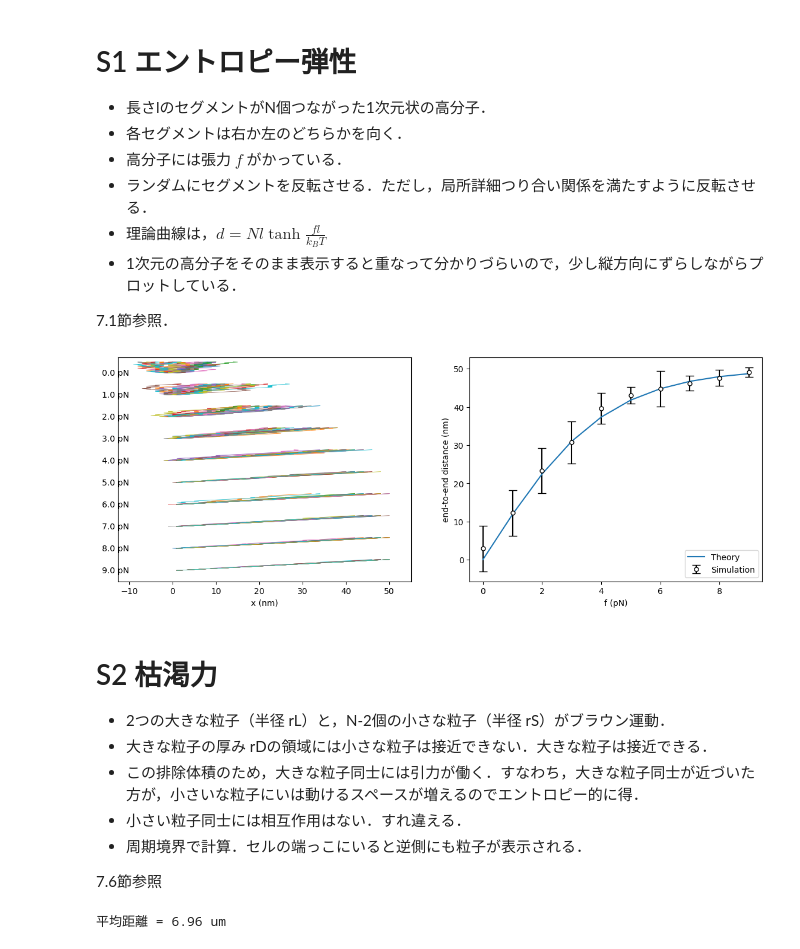
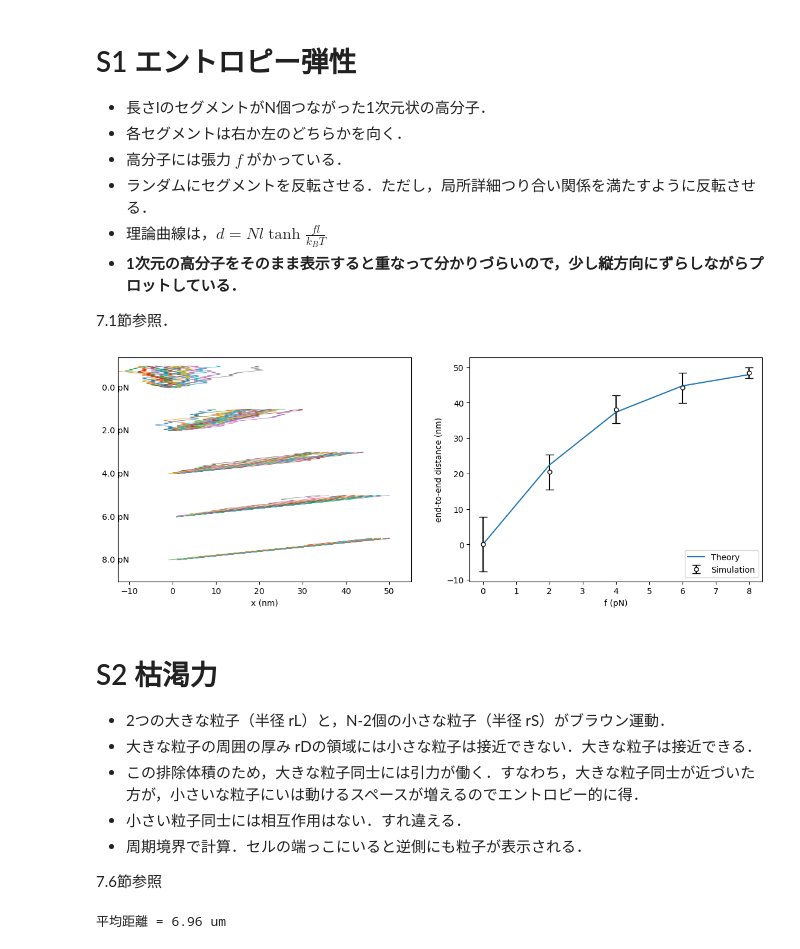
Before and after one commit to stoyabe/biophys, a Jupyter notebook: S_structure.ipynb, the cells around one changed output. Drawn from its saved outputs; the diff is of its cells as text; code cells hidden in the pictures.

```diff
--- a/S_structure.ipynb
+++ b/S_structure.ipynb
@@ -6,7 +6,7 @@
 - 高分子には張力 $f$ がかっている．
 - ランダムにセグメントを反転させる．ただし，局所詳細つり合い関係を満たすように反転させる．
 - 理論曲線は，$d = Nl \tanh\frac{fl}{k_BT}$
-- 1次元の高分子をそのまま表示すると重なって分かりづらいので，少し縦方向にずらしながらプロットしている．
+- **1次元の高分子をそのまま表示すると重なって分かりづらいので，少し縦方向にずらしながらプロットしている．**
 
 7.1節参照．
 # %%
@@ -37,8 +37,8 @@ stepN = 10000 # 計算ステップ数．この時間が経ったときの末端
 d = 1E-9 # 高分子の1セグメントの長さ (m)
 
 
-M = 10 # 張力を何パターン変えるか
-f = np.arange(M)*1E-12 # 張力 (N)
+M = 5 # 張力を何パターン変えるか
+f = np.arange(M)*2E-12 # 張力 (N)
 
 l_mean, l_std = [], [] # 末端間距離の平均値と標準偏差
 
@@ -47,39 +47,39 @@ for q in range(M):
     n = 20 # 1つの力に対して何本の高分子を考えるか．誤差を減らすにはこれを大きくする．
     l = [] # 末端間距離
     for m in range(n):
         s = polymer(N, stepN, f[q])
 
         x = np.cumsum(s)*d
         y = np.linspace(0, 0.5, N)
 
         ax1.plot(x*1E9, y - q, lw = 0.5)  # lwは線の太さ．
 
         l.append(x[N-1])
 
     l_mean.append(np.mean(l))
     l_std.append(np.std(l))
 
     ax1.text(-10, -q, "{:.1f} pN".format(f[q]*1E12), horizontalalignment="right", verticalalignment="center")
 
 ax1.set_xlabel('x (nm)')
 ax1.set_xlim([-N*0.25, N*1.1])
 ax1.set_ylim([-M+0.5, 0.7])
 ax1.set_yticks([])
 
 ax2.errorbar(f*1E12, np.array(l_mean)*1E9, yerr = np.array(l_std)*1E9, capsize=5, fmt='o', markersize=5, ecolor='black', markeredgecolor = "black", color='w', label = 'Simulation')
 ax2.plot(f*1E12, N*d*np.tanh(f*d/kB/T)*1E9, label = 'Theory')
 ax2.set_xlabel('f (pN)')
 ax2.set_ylabel('end-to-end distance (nm)')
 ax2.legend(loc = 'lower right')
 
 plt.show()
 # %% [output]
-[figure, old version]
+[figure, new version]
 # %% [markdown]
 # S2 枯渇力
 
 - 2つの大きな粒子（半径 rL）と，N-2個の小さな粒子（半径 rS）がブラウン運動．
-- 大きな粒子の厚み rDの領域には小さな粒子は接近できない．大きな粒子は接近できる．
+- 大きな粒子の周囲の厚み rDの領域には小さな粒子は接近できない．大きな粒子は接近できる．
 - この排除体積のため，大きな粒子同士には引力が働く．すなわち，大きな粒子同士が近づいた方が，小さいな粒子にいは動けるスペースが増えるのでエントロピー的に得．
 - 小さい粒子同士には相互作用はない．すれ違える．
 - 周期境界で計算．セルの端っこにいると逆側にも粒子が表示される．
```
Also changed, not shown: 5 other files.
